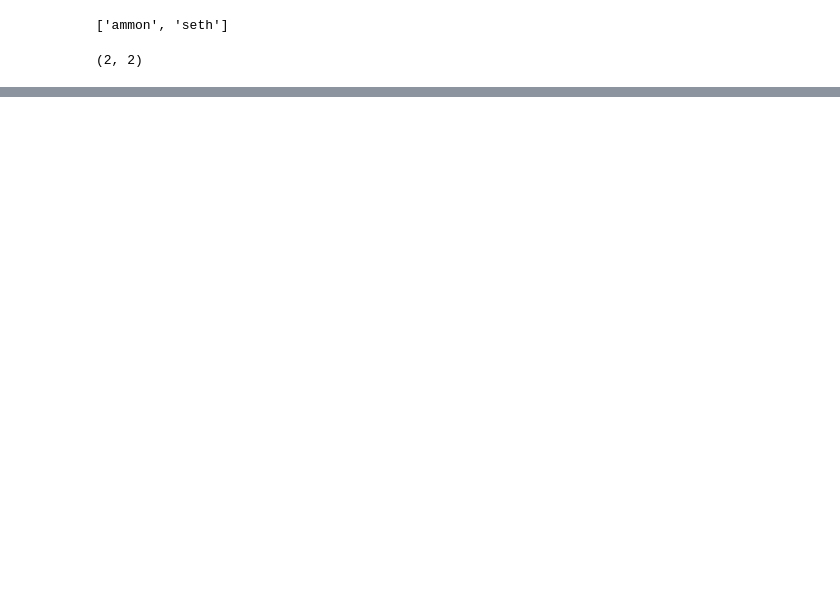
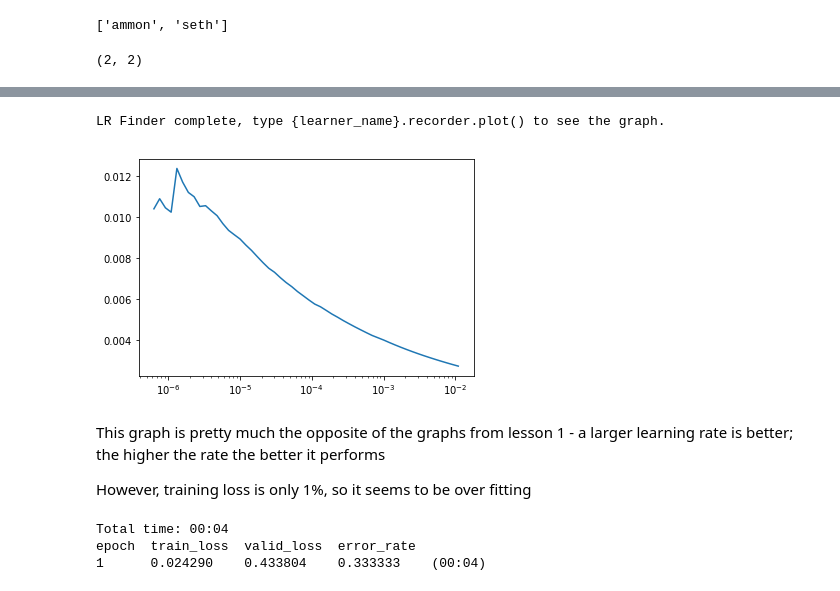
Before and after one commit to magic-lantern/fastai-notes, a Jupyter notebook: faces-seth.ipynb, the cells around one changed output, grey strips where cells are left out. Drawn from its saved outputs; the diff is of its cells as text; code cells hidden in the pictures; blank space fills up the shorter version.

```diff
--- a/faces-seth.ipynb
+++ b/faces-seth.ipynb
@@ -76,0 +121,20 @@ epoch  train_loss  valid_loss  error_rate
+# %%
+# unfreeze model to attempt to fine tune futher.
+learn.unfreeze()
+# search for better learning rate for this data set
+learn.lr_find()
+# visualize learning rate
+learn.recorder.plot()
+# %% [output]
+LR Finder complete, type {learner_name}.recorder.plot() to see the graph.
+[figure, added]
+# %% [markdown]
+This graph is pretty much the opposite of the graphs from lesson 1 - a larger learning rate is better; the higher the rate the better it performs
+
+However, training loss is only 1%, so it seems to be over fitting
+# %%
+learn.fit_one_cycle(1, max_lr=slice(1e-4,1e-2))
+# %% [output]
+Total time: 00:04
+epoch  train_loss  valid_loss  error_rate
+1      0.024290    0.433804    0.333333    (00:04)
```
Also changed, not shown: parts of 7 cells of this notebook.
